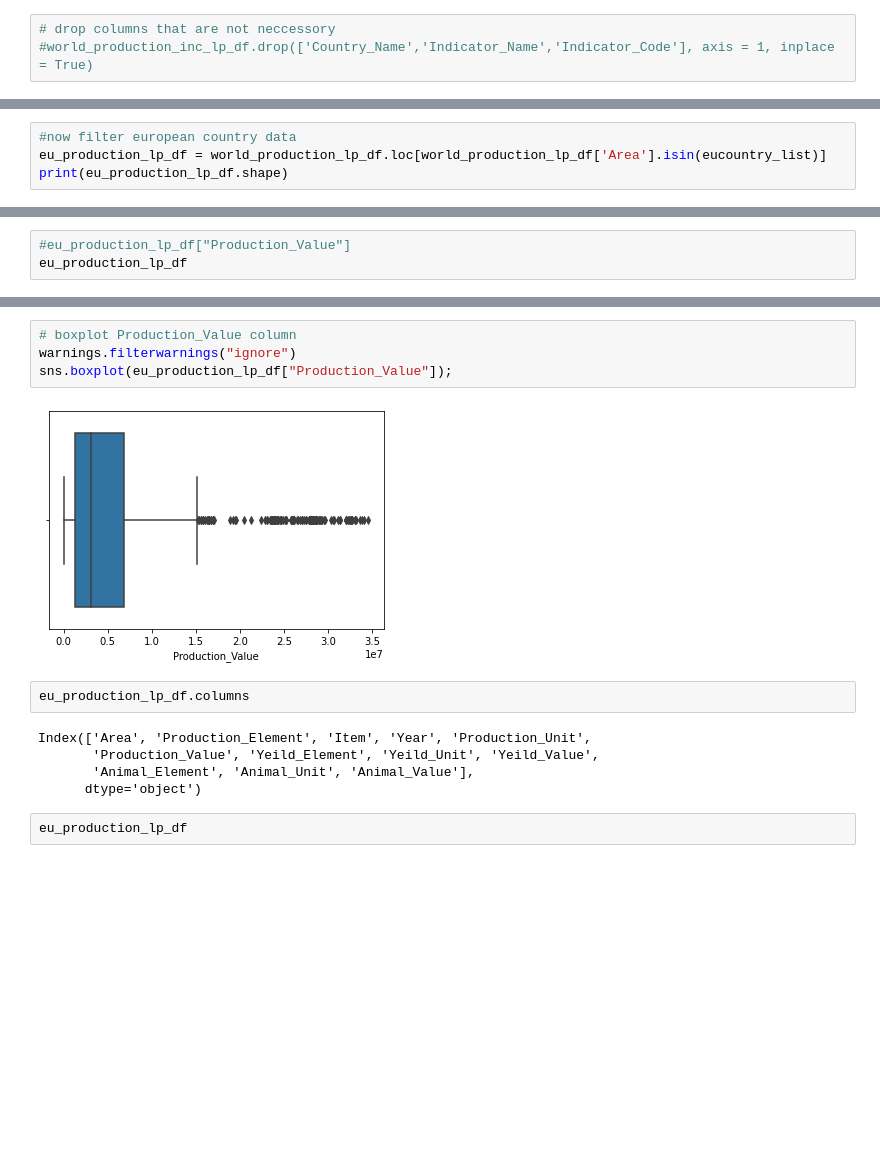
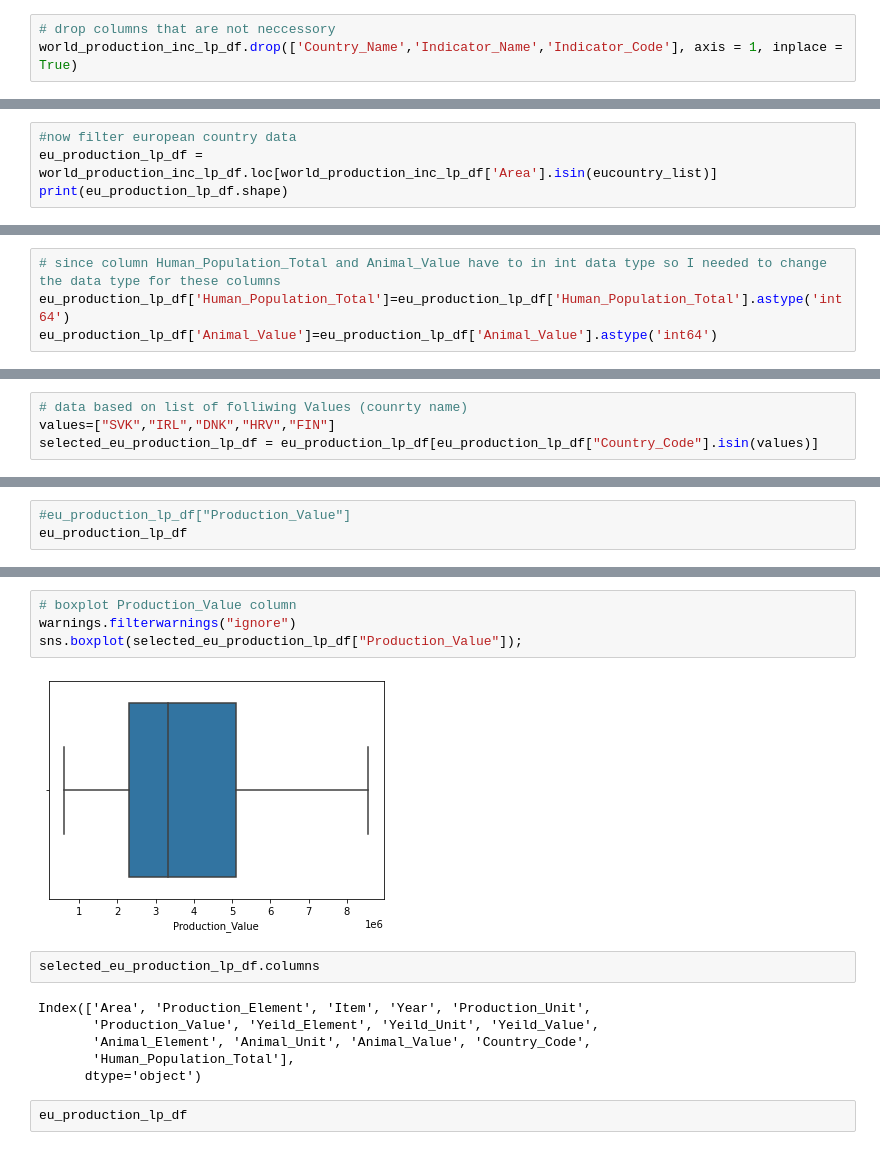
Before and after one commit to Mahender1007/MSC_DA_ContAssignment2, a Jupyter notebook: CA2_JupyterNotebook_and_datafiles/CA2_Milk_Production_Analysis.ipynb, the cells around one changed output, grey strips where cells are left out. Saved outputs shown, nothing was run; the diff lists cells and outputs as text; blank space fills up the shorter version.

```diff
--- a/CA2_JupyterNotebook_and_datafiles/CA2_Milk_Production_Analysis.ipynb
+++ b/CA2_JupyterNotebook_and_datafiles/CA2_Milk_Production_Analysis.ipynb
@@ -337,3 +396,3 @@ world_production_lp_df.drop(['Domain_Code', 'Domain', 'Area Code', 'Element_Code
 # %%
 # drop columns that are not neccessory
-#world_production_inc_lp_df.drop(['Country_Name','Indicator_Name','Indicator_Code'], axis = 1, inplace = True)
+world_production_inc_lp_df.drop(['Country_Name','Indicator_Name','Indicator_Code'], axis = 1, inplace = True)
@@ -380,5 +430,5 @@ world_production_lp_df
 # %%
 #now filter european country data
-eu_production_lp_df = world_production_lp_df.loc[world_production_lp_df['Area'].isin(eucountry_list)]
+eu_production_lp_df = world_production_inc_lp_df.loc[world_production_inc_lp_df['Area'].isin(eucountry_list)]
 print(eu_production_lp_df.shape)
 # %% [output]
@@ -595 +634,5 @@ Animal_Value          float64
 dtype: object
+# %%
+# since column Human_Population_Total and Animal_Value have to in int data type so I needed to change the data type for these columns
+eu_production_lp_df['Human_Population_Total']=eu_production_lp_df['Human_Population_Total'].astype('int64')
+eu_production_lp_df['Animal_Value']=eu_production_lp_df['Animal_Value'].astype('int64')
@@ -595,0 +663,4 @@ dtype: object
+# %%
+# data based on list of folliwing Values (counrty name)
+values=["SVK","IRL","DNK","HRV","FIN"]
+selected_eu_production_lp_df = eu_production_lp_df[eu_production_lp_df["Country_Code"].isin(values)]
@@ -623,15 +715,16 @@ sns.displot(eu_production_lp_df["Animal_Value"]);
 # %%
 # boxplot Production_Value column
 warnings.filterwarnings("ignore")
-sns.boxplot(eu_production_lp_df["Production_Value"]);
+sns.boxplot(selected_eu_production_lp_df["Production_Value"]);
 # %% [output]
-[figure, old version]
+[figure, new version]
 # %%
-eu_production_lp_df.columns
+selected_eu_production_lp_df.columns
 # %% [output]
 Index(['Area', 'Production_Element', 'Item', 'Year', 'Production_Unit',
        'Production_Value', 'Yeild_Element', 'Yeild_Unit', 'Yeild_Value',
-       'Animal_Element', 'Animal_Unit', 'Animal_Value'],
+       'Animal_Element', 'Animal_Unit', 'Animal_Value', 'Country_Code',
+       'Human_Population_Total'],
       dtype='object')
 # %%
 eu_production_lp_df
```
Also changed, not shown: parts of 52 cells of this notebook, 8 other files.
